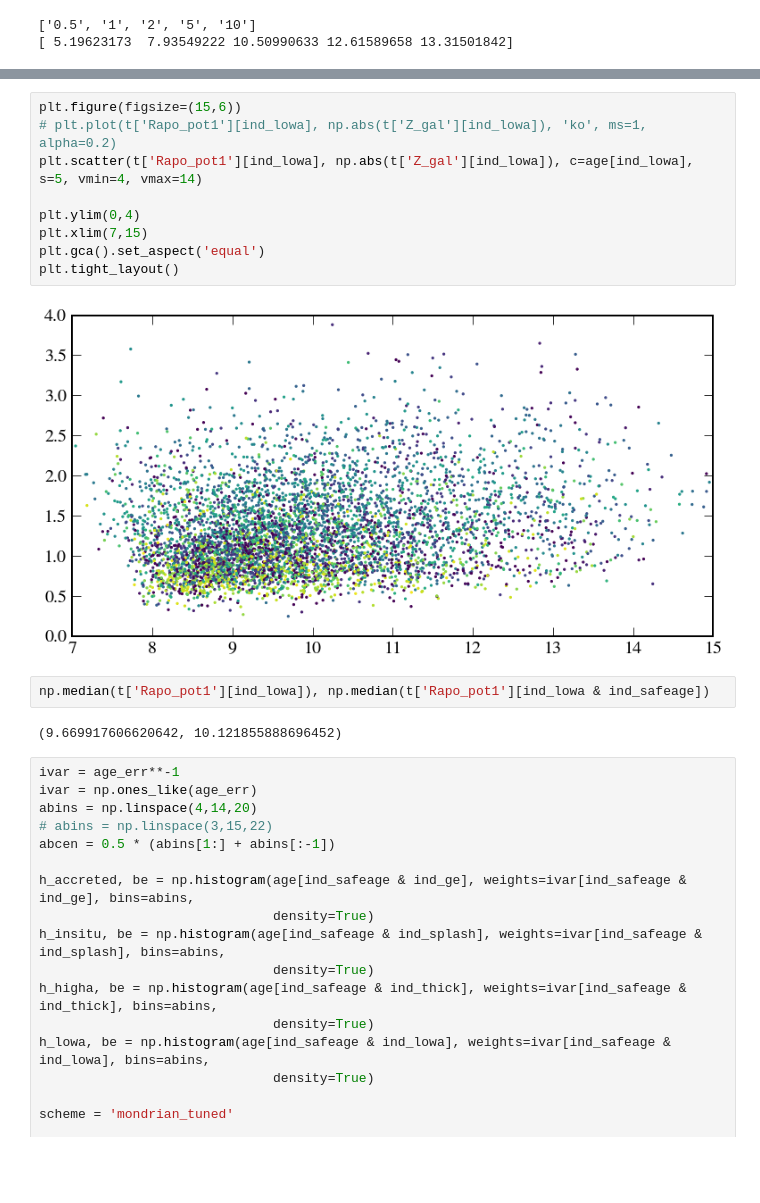
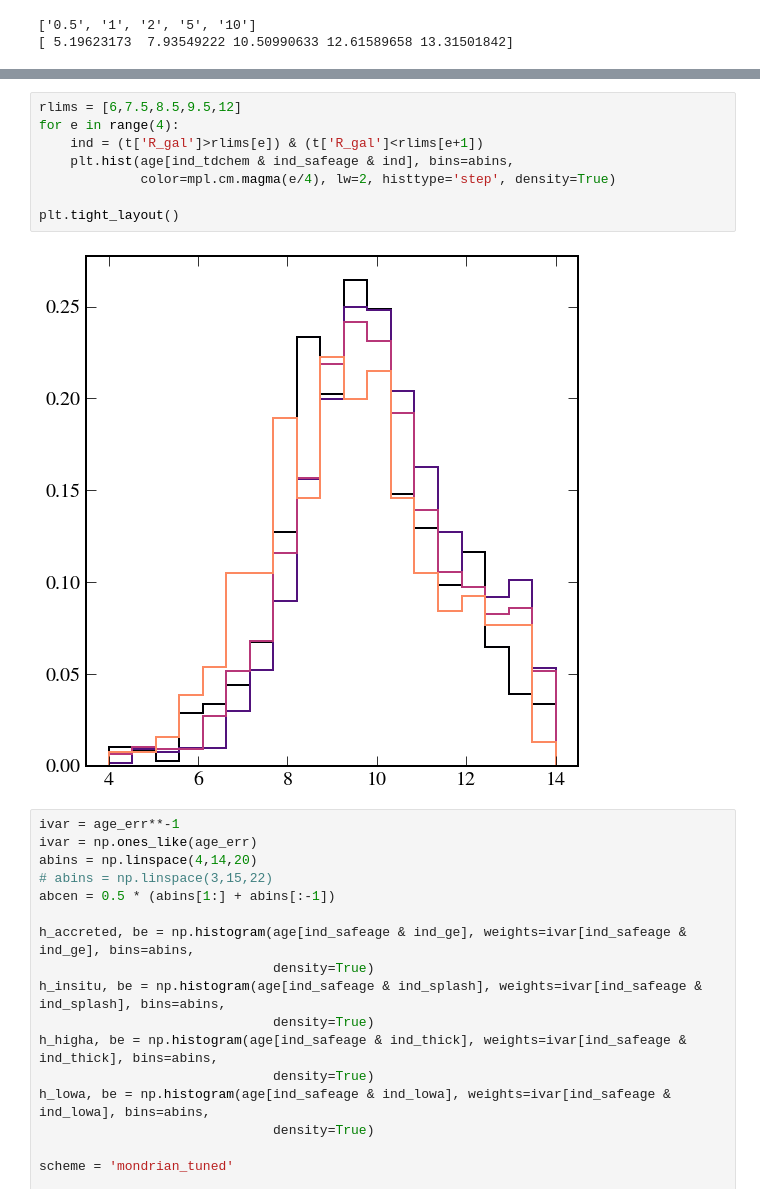
Before and after one commit to abonaca/mw_timing, a Jupyter notebook: notebooks/paper_figures.ipynb, the cells around one changed output, grey strips where cells are left out. Cells and saved outputs as stored; diff of their text form; blank space fills up the shorter version.

```diff
--- a/notebooks/paper_figures.ipynb
+++ b/notebooks/paper_figures.ipynb
@@ -586,18 +808,13 @@ plt.tight_layout()
-# %%
-plt.figure(figsize=(15,6))
-# plt.plot(t['Rapo_pot1'][ind_lowa], np.abs(t['Z_gal'][ind_lowa]), 'ko', ms=1, alpha=0.2)
-plt.scatter(t['Rapo_pot1'][ind_lowa], np.abs(t['Z_gal'][ind_lowa]), c=age[ind_lowa], s=5, vmin=4, vmax=14)
-
-plt.ylim(0,4)
-plt.xlim(7,15)
-plt.gca().set_aspect('equal')
-plt.tight_layout()
-# %% [output]
-[figure, removed]
-# %%
-np.median(t['Rapo_pot1'][ind_lowa]), np.median(t['Rapo_pot1'][ind_lowa & ind_safeage])
-# %% [output]
-(9.669917606620642, 10.121855888696452)
+# %%
+rlims = [6,7.5,8.5,9.5,12]
+for e in range(4):
+    ind = (t['R_gal']>rlims[e]) & (t['R_gal']<rlims[e+1])
+    plt.hist(age[ind_tdchem & ind_safeage & ind], bins=abins,
+             color=mpl.cm.magma(e/4), lw=2, histtype='step', density=True)
+
+plt.tight_layout()
+# %% [output]
+[figure, added]
 # %%
 ivar = age_err**-1
 ivar = np.ones_like(age_err)
```
Also changed, not shown: parts of 7 cells of this notebook.
